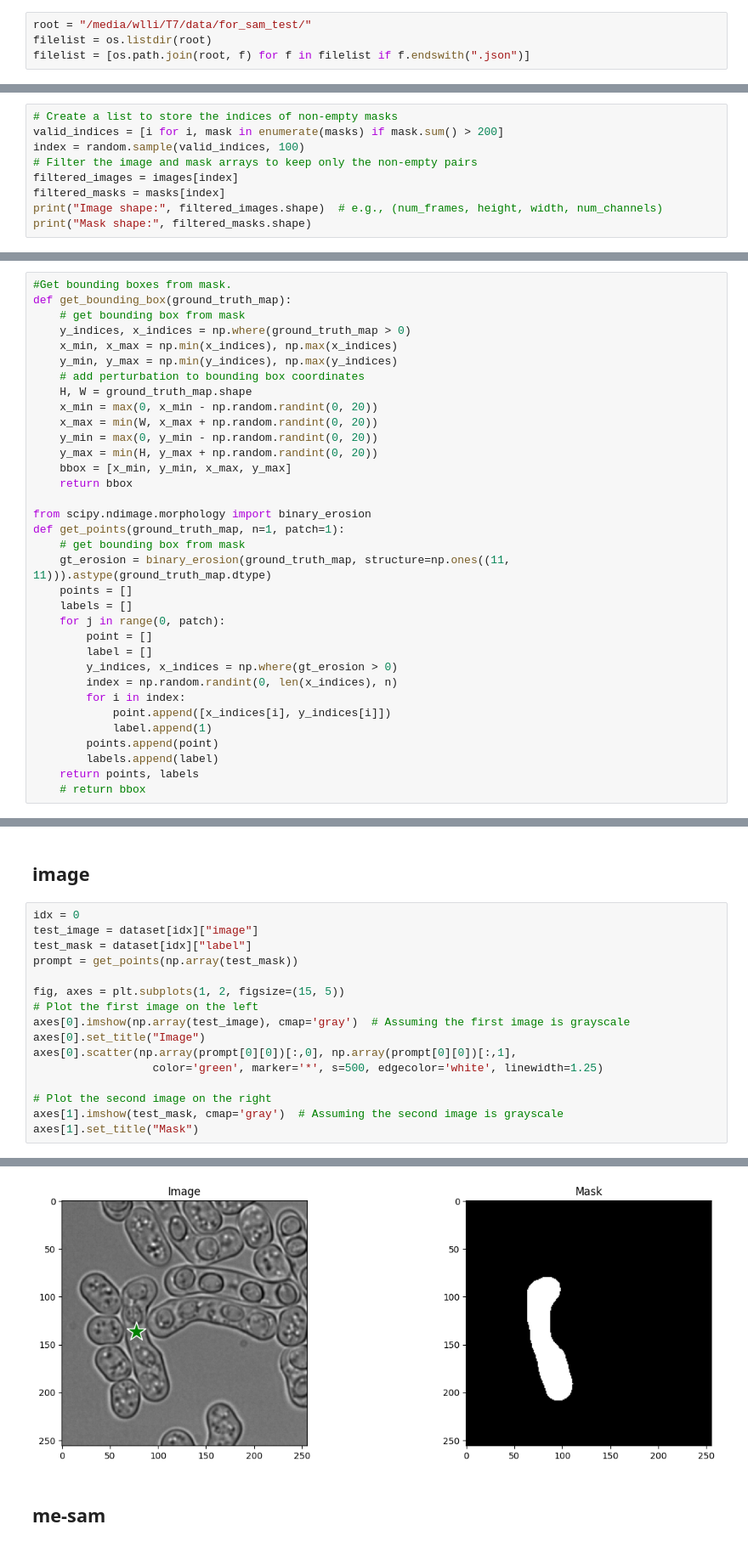
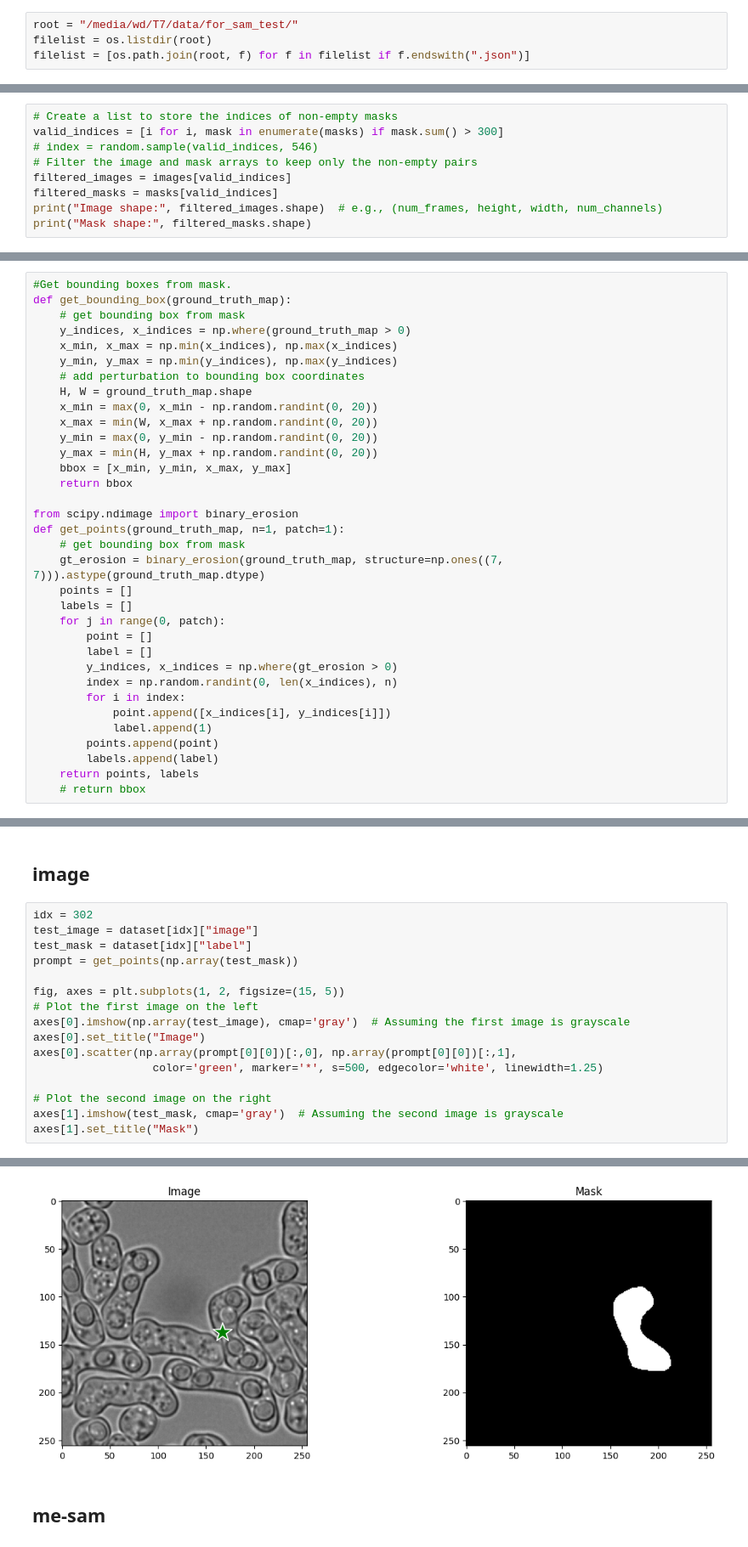
Before and after one commit to wanlanli/segment-anything, a Jupyter notebook: notebooks/home_training.ipynb, the cells around one changed output, grey strips where cells are left out. Shown at 85% size. Drawn from its saved outputs; the diff is of its cells as text.

```diff
--- a/notebooks/home_training.ipynb
+++ b/notebooks/home_training.ipynb
@@ -10,7 +10,7 @@ import random
 # %%
 from  pycocotools.coco import COCO
 # %%
-root = "/media/wlli/T7/data/for_sam_test/"
+root = "/media/wd/T7/data/for_sam_test/"
 filelist = os.listdir(root)
 filelist = [os.path.join(root, f) for f in filelist if f.endswith(".json")]
 # %%
@@ -79,11 +79,11 @@ for img in range(len(large_masks)):
 masks = np.array(all_mask_patches)
 # %%
 # Create a list to store the indices of non-empty masks
-valid_indices = [i for i, mask in enumerate(masks) if mask.sum() > 200]
-index = random.sample(valid_indices, 100)
+valid_indices = [i for i, mask in enumerate(masks) if mask.sum() > 300]
+# index = random.sample(valid_indices, 546)
 # Filter the image and mask arrays to keep only the non-empty pairs
-filtered_images = images[index]
-filtered_masks = masks[index]
+filtered_images = images[valid_indices]
+filtered_masks = masks[valid_indices]
 print("Image shape:", filtered_images.shape)  # e.g., (num_frames, height, width, num_channels)
 print("Mask shape:", filtered_masks.shape)
 # %% [output]
@@ -143,10 +143,10 @@ def get_bounding_box(ground_truth_map):
     bbox = [x_min, y_min, x_max, y_max]
     return bbox
 
-from scipy.ndimage.morphology import binary_erosion
+from scipy.ndimage import binary_erosion
 def get_points(ground_truth_map, n=1, patch=1):
     # get bounding box from mask
-    gt_erosion = binary_erosion(ground_truth_map, structure=np.ones((11, 11))).astype(ground_truth_map.dtype)
+    gt_erosion = binary_erosion(ground_truth_map, structure=np.ones((7, 7))).astype(ground_truth_map.dtype)
     points = []
     labels = []
     for j in range(0, patch):
@@ -364,24 +406,24 @@ predictor = SamPredictor(sam)
 # %% [markdown]
 ## image
 # %%
-idx = 0
+idx = 302
 test_image = dataset[idx]["image"]
 test_mask = dataset[idx]["label"]
 prompt = get_points(np.array(test_mask))
 
 fig, axes = plt.subplots(1, 2, figsize=(15, 5))
 # Plot the first image on the left
 axes[0].imshow(np.array(test_image), cmap='gray')  # Assuming the first image is grayscale
 axes[0].set_title("Image")
 axes[0].scatter(np.array(prompt[0][0])[:,0], np.array(prompt[0][0])[:,1],
                   color='green', marker='*', s=500, edgecolor='white', linewidth=1.25)
 
 # Plot the second image on the right
 axes[1].imshow(test_mask, cmap='gray')  # Assuming the second image is grayscale
 axes[1].set_title("Mask")
 # %% [output]
 Text(0.5, 1.0, 'Mask')
-[figure, old version]
+[figure, new version]
 # %% [markdown]
 ## me-sam
 # %%
```
Also changed, not shown: parts of 16 cells of this notebook.
